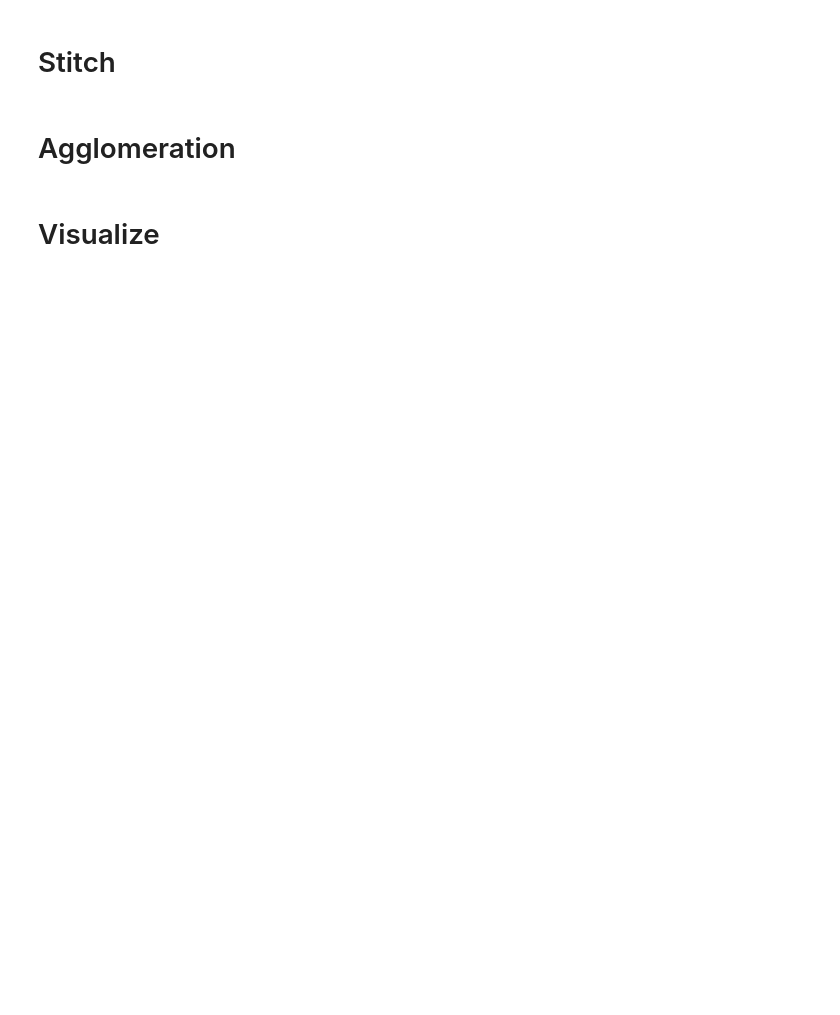
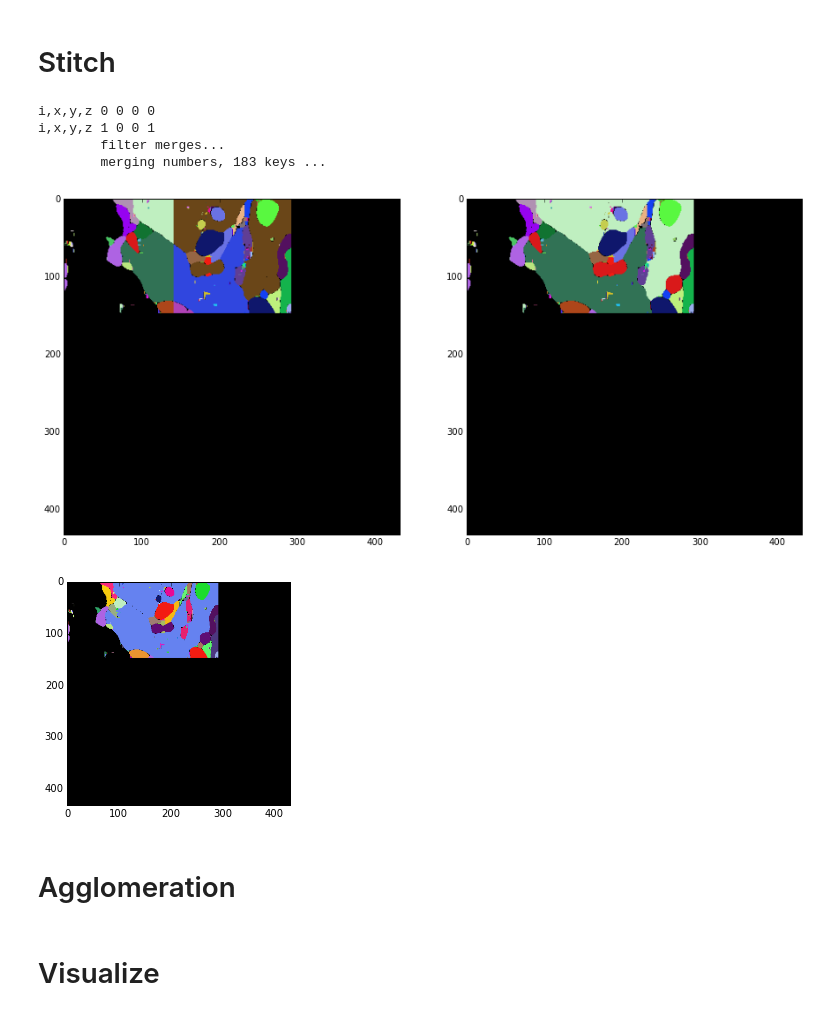
Before and after one commit to csinva/conv-net-scripts, a Jupyter notebook: src_cython/par_tests.ipynb, the cells around one changed output. Cells and saved outputs as stored; diff of their text form; code cells hidden in the pictures; blank space fills up the shorter version.

```diff
--- a/src_cython/par_tests.ipynb
+++ b/src_cython/par_tests.ipynb
@@ -36,7 +36,7 @@ MAX_LEN = 200
 # Divide Volumes, set up args
 # %%
 from par_funcs import partition_subvols
-args,starts,ends = partition_subvols(pred_file,out_folder,max_len=MAX_LEN)
+args,starts,ends,dims,num_vols = partition_subvols(pred_file,out_folder,max_len=MAX_LEN)
 # %% [output]
 dims [432 432 432]
 num_vols [3 3 3]
@@ -94,9 +88,7 @@ finished /nobackup/turaga/singhc/par_zwshed_3/141_0_285_vol0/ watershed
 if op.isfile(outname):
     os.remove(outname)
 f = h5py.File(outname, 'a')
-
 dset_seg = f.create_dataset('seg', dims, dtype='uint64', chunks=True)
-filename = 'basic.h5'
 inc,re,merges,rgs=0,{},{},{}
 X,Y,Z = (1,1,2)
 # calc merges, set dset_seg, rg with incrementing
@@ -104,35 +96,41 @@ for x in range(X): #num_vols[0]):
     for y in range(Y): #num_vols[1]):
         for z in range(Z): #num_vols[2]):
             i = x*num_vols[1]*num_vols[2]+y*num_vols[2]+z
             arg,s,e = args[i],starts[i],ends[i]
-            basic_file = h5py.File(arg[1]+filename,'r')
+            basic_file = h5py.File(arg[-1]+'basic.h5','r')
             seg,rg = np.array(basic_file['seg']),np.array(basic_file['rg'])
             seg[seg!=0]+=inc
             rg[:,:2] += inc
             rgs[i] = rg
             inc = np.max(seg)
             print "i,x,y,z",i,x,y,z
             if not z==0:
                 re,merges = calc_merges(edge_mins=dset_seg[s[0]:e[0],s[1]:e[1],s[2]+3],edge_maxes=seg[:,:,3], re=re, merges=merges)
             if not y==0:
                 re,merges = calc_merges(edge_mins=dset_seg[s[0]:e[0],s[1]+3,s[2]:e[2]],edge_maxes=seg[:,3,:],re=re,merges=merges)
             if not x==0:
                 re,merges = calc_merges(edge_mins=dset_seg[s[0]+3,s[1]:e[1],s[2]:e[2]],edge_maxes=seg[3,:,:],re=re, merges=merges)
             dset_seg[s[0]:e[0],s[1]:e[1],s[2]:e[2]] = seg[:,:,:]
 
 merges_filtered = filter_merges(merges)
 rgs = merge(merges_filtered,rgs,(X,Y,Z),(args,starts,ends),f,max_val=inc,p=True)
 renum,seg_sizes,rgs = renum_all(f['seg'],rgs,(X,Y,Z),(args,starts,ends),f,p=True)
 
 
 # save
 dset_seg_sizes = f.create_dataset('seg_sizes', data=np.array(seg_sizes))
 for key in rgs:
     rg_dset = f.create_dataset('rg_'+str(key),data=np.array(rgs[key]))
 dset_starts = f.create_dataset('starts',data=np.array(starts))
 dset_ends = f.create_dataset('ends',data=np.array(ends))
 f.close()
-# display_seg_xy(dset_seg)
+# %% [output]
+i,x,y,z 0 0 0 0
+i,x,y,z 1 0 0 1
+        filter merges...
+        merging numbers, 183 keys ...
+[figure, added]
+[figure, added]
 # %%
 # stitch methods
 def calc_merges(edge_mins,edge_maxes, re, merges={}):
```
Also changed, not shown: parts of 4 cells of this notebook, 1 other file.
